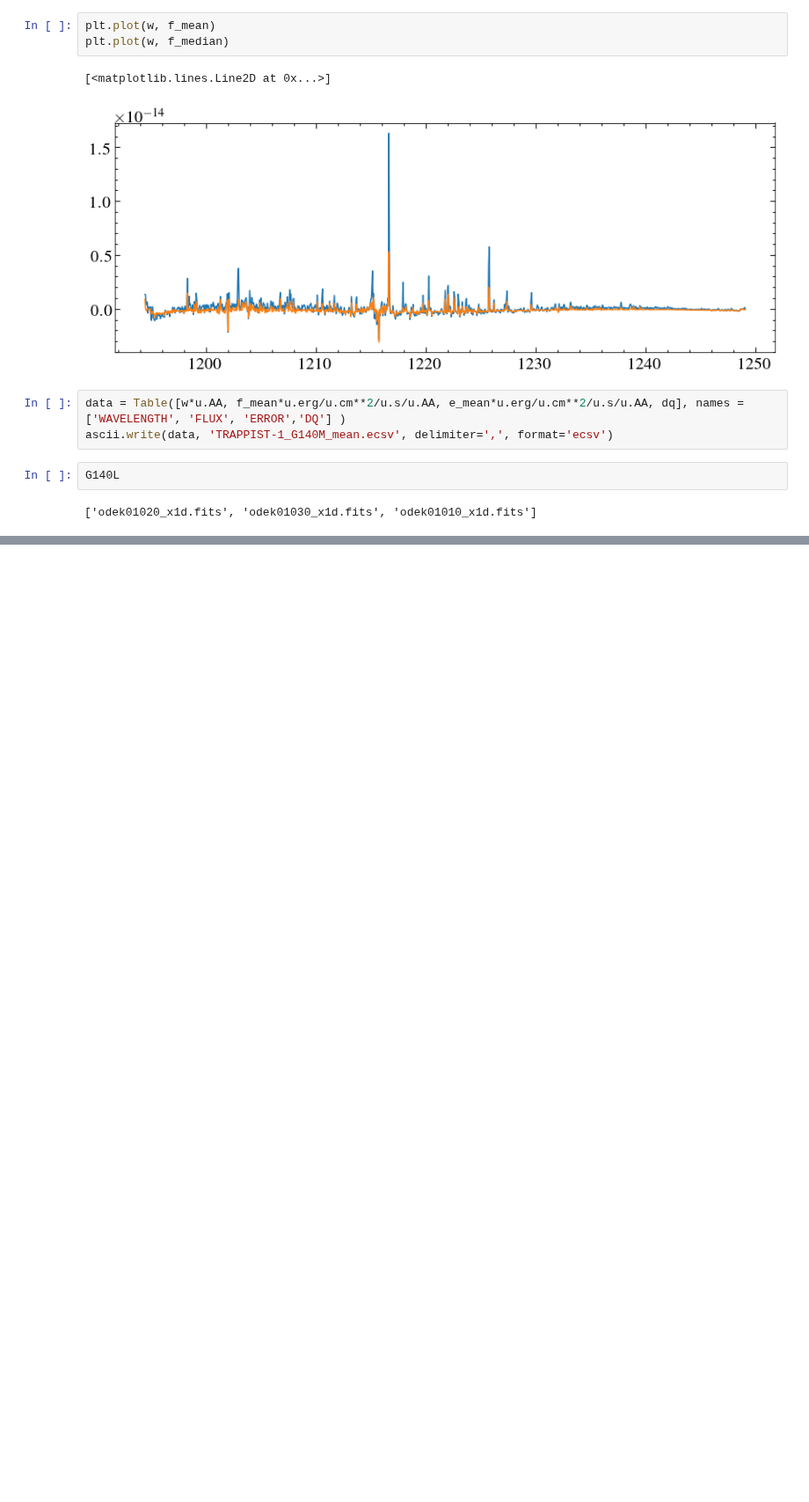
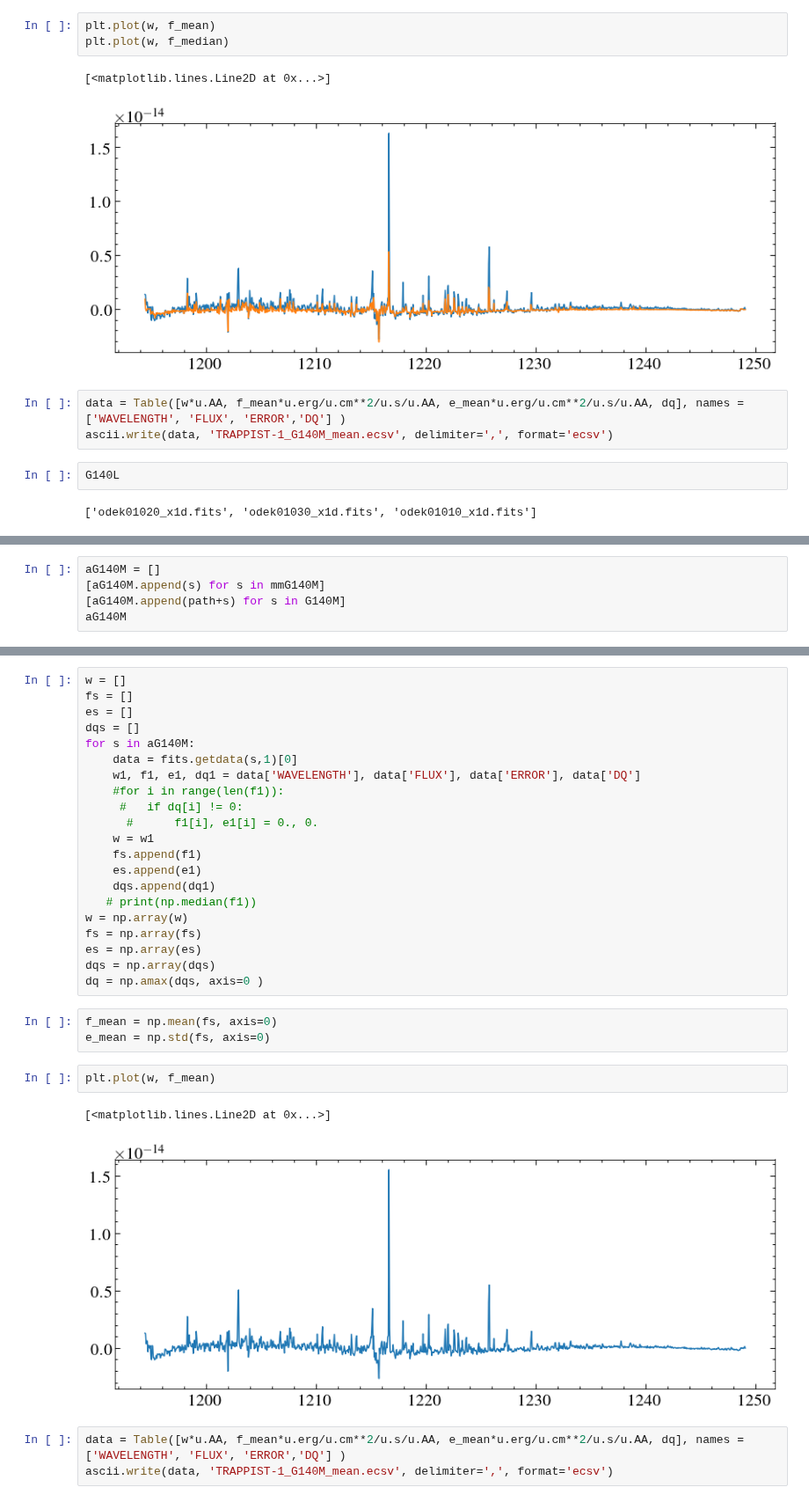
Before and after one commit to davidjwilson/SEDs, a Jupyter notebook: trappist-1/STIS/archival_combine.ipynb, the cells around one changed output, grey strips where cells are left out. Shown at 88% size. Drawn from its saved outputs; the diff is of its cells as text; blank space fills up the shorter version.

```diff
--- a/trappist-1/STIS/archival_combine.ipynb
+++ b/trappist-1/STIS/archival_combine.ipynb
@@ -194,0 +226,5 @@ G140L
+# %%
+aG140M = []
+[aG140M.append(s) for s in mmG140M]
+[aG140M.append(path+s) for s in G140M]
+aG140M
@@ -194,0 +249,32 @@ G140L
+# %%
+w = []
+fs = []
+es = []
+dqs = []
+for s in aG140M:
+    data = fits.getdata(s,1)[0]
+    w1, f1, e1, dq1 = data['WAVELENGTH'], data['FLUX'], data['ERROR'], data['DQ']
+    #for i in range(len(f1)):
+     #   if dq[i] != 0:
+      #      f1[i], e1[i] = 0., 0.
+    w = w1
+    fs.append(f1)
+    es.append(e1)
+    dqs.append(dq1)
+   # print(np.median(f1))
+w = np.array(w)
+fs = np.array(fs)
+es = np.array(es)
+dqs = np.array(dqs)
+dq = np.amax(dqs, axis=0 )
+# %%
+f_mean = np.mean(fs, axis=0)
+e_mean = np.std(fs, axis=0)
+# %%
+plt.plot(w, f_mean)
+# %% [output]
+[<matplotlib.lines.Line2D at 0x...>]
+[figure, added]
+# %%
+data = Table([w*u.AA, f_mean*u.erg/u.cm**2/u.s/u.AA, e_mean*u.erg/u.cm**2/u.s/u.AA, dq], names = ['WAVELENGTH', 'FLUX', 'ERROR','DQ'] )
+ascii.write(data, 'TRAPPIST-1_G140M_mean.ecsv', delimiter=',', format='ecsv')
```
Also changed, not shown: parts of 8 cells of this notebook, 1 other file.
